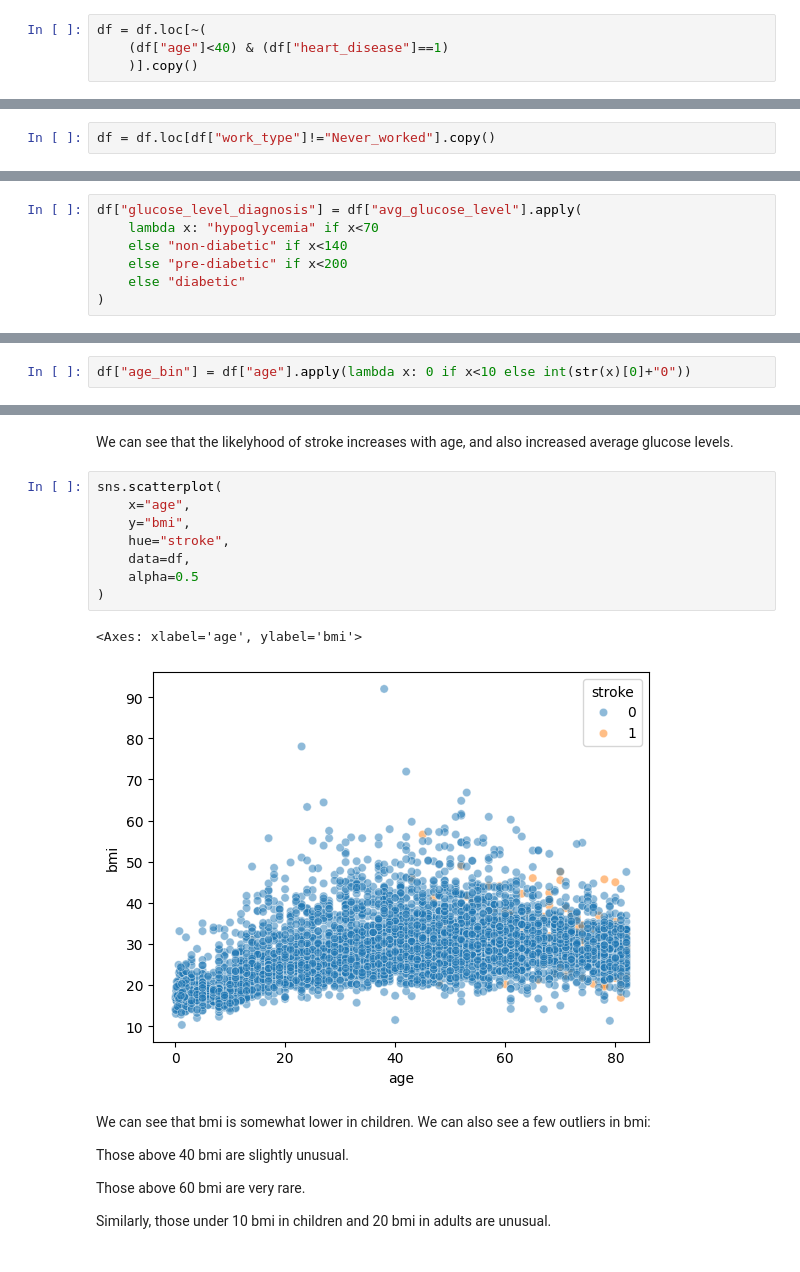
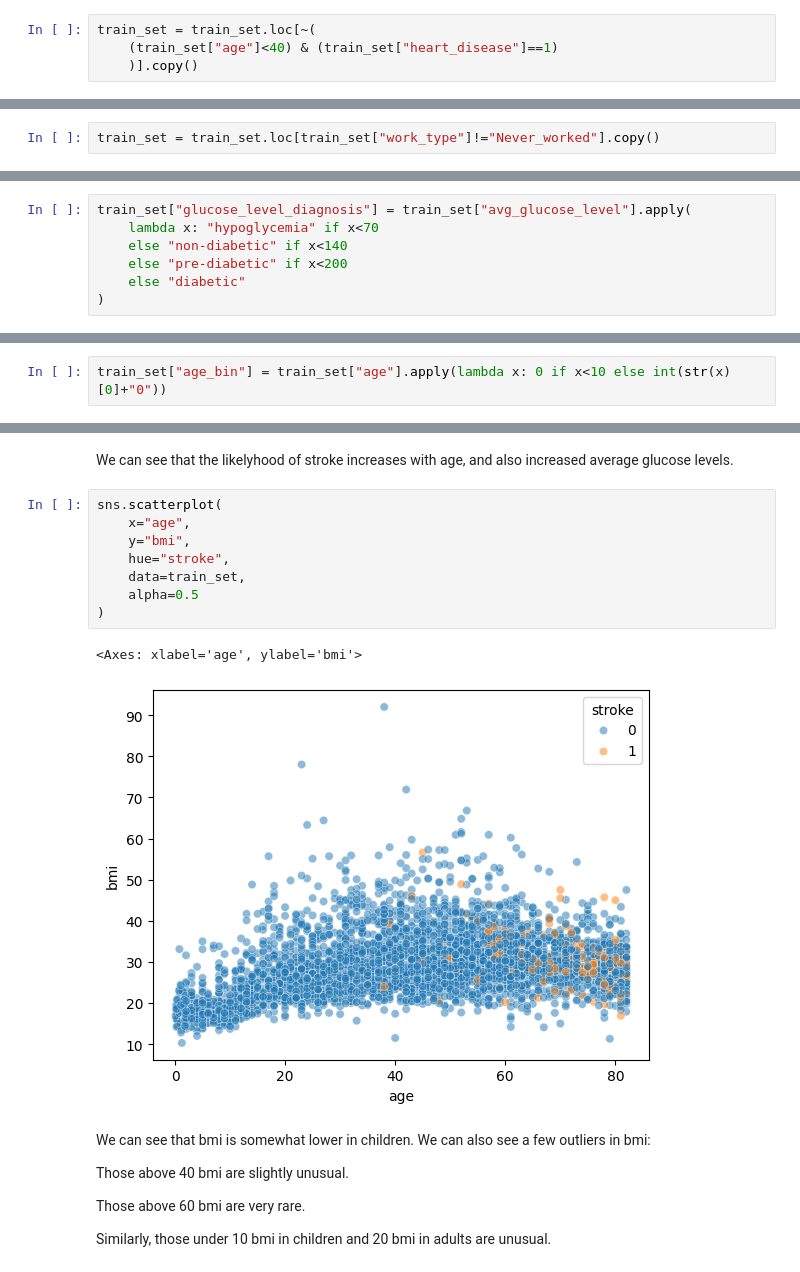
Before and after one commit to Yes-and/ml1-semestral-project, a Jupyter notebook: exploratory_data_analysis.ipynb, the cells around one changed output, grey strips where cells are left out. Cells and saved outputs as stored; diff of their text form.

```diff
--- a/exploratory_data_analysis.ipynb
+++ b/exploratory_data_analysis.ipynb
@@ -373,6 +411,6 @@ df.loc[(df["age"]<40) & (df["heart_disease"]==1)].sort_values(by="age")
 | 31091 | Male | 34.0 | 0 | 1 | Yes | Private | Urban | ... |
 # %%
-df = df.loc[~(
-    (df["age"]<40) & (df["heart_disease"]==1)
+train_set = train_set.loc[~(
+    (train_set["age"]<40) & (train_set["heart_disease"]==1)
     )].copy()
 # %%
@@ -405,5 +443,5 @@ Those who are caring for children (or never worked, though that is just a small
 
 Let's drop those who never worked from the dataset.
 # %%
-df = df.loc[df["work_type"]!="Never_worked"].copy()
+train_set = train_set.loc[train_set["work_type"]!="Never_worked"].copy()
 # %%
@@ -459,7 +497,7 @@ Prediabetic levels are between 100 and 125 (up to 140-199 if measured after eati
 
 Diabetes are above 125 when fasting (higher than 200 after eating).
 # %%
-df["glucose_level_diagnosis"] = df["avg_glucose_level"].apply(
+train_set["glucose_level_diagnosis"] = train_set["avg_glucose_level"].apply(
     lambda x: "hypoglycemia" if x<70
     else "non-diabetic" if x<140
     else "pre-diabetic" if x<200
@@ -468,4 +519,4 @@ df["glucose_level_diagnosis"] = df["avg_glucose_level"].apply(
 # %%
-df["age_bin"] = df["age"].apply(lambda x: 0 if x<10 else int(str(x)[0]+"0"))
+train_set["age_bin"] = train_set["age"].apply(lambda x: 0 if x<10 else int(str(x)[0]+"0"))
 # %%
 sns.heatmap(
@@ -485,14 +536,14 @@ We can see that the likelyhood of stroke increases with age, and also increased
 # %%
 sns.scatterplot(
     x="age",
     y="bmi",
     hue="stroke",
-    data=df,
+    data=train_set,
     alpha=0.5
 )
 # %% [output]
 <Axes: xlabel='age', ylabel='bmi'>
-[figure, old version]
+[figure, new version]
 # %% [markdown]
 We can see that bmi is somewhat lower in children. We can also see a few outliers in bmi:
 
```
Also changed, not shown: parts of 68 cells of this notebook.
